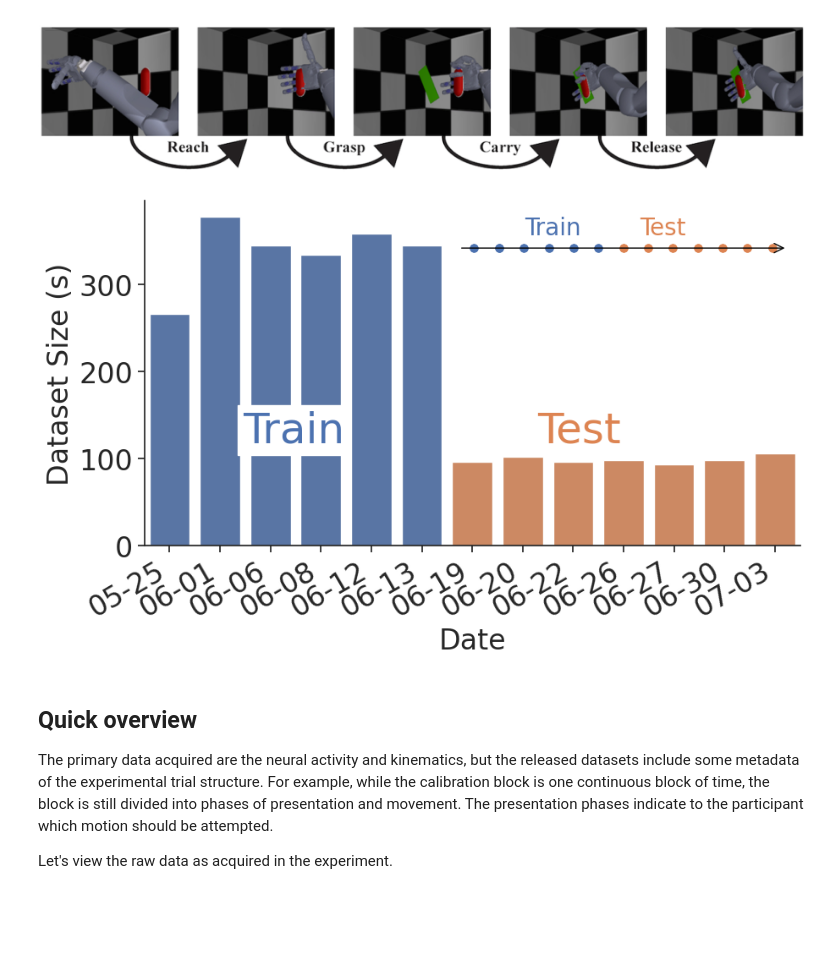
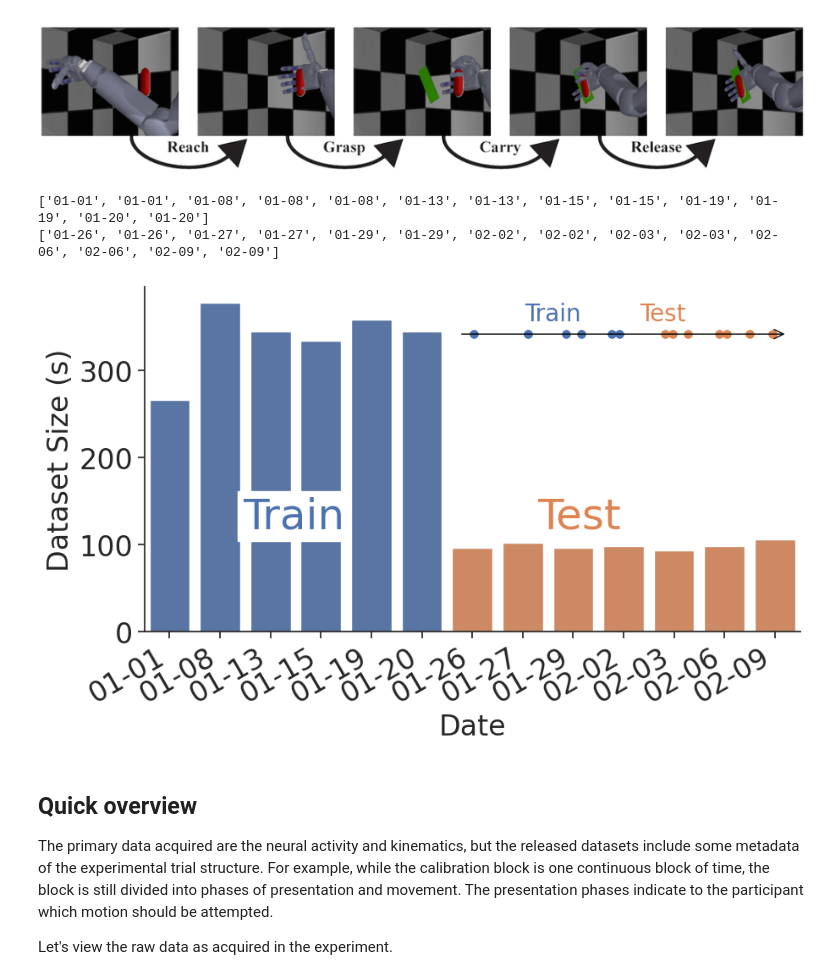
Before and after one commit to snel-repo/falcon-challenge, a Jupyter notebook: data_demos/h1.ipynb, the cells around one changed output. Saved outputs shown, nothing was run; the diff lists cells and outputs as text; code cells hidden in the pictures; blank space fills up the shorter version.

```diff
--- a/data_demos/h1.ipynb
+++ b/data_demos/h1.ipynb
@@ -55,7 +55,7 @@ def get_start_date_and_volume(fn: Path):
     with NWBHDF5IO(fn, 'r') as io:
         nwbfile = io.read()
         start_date = nwbfile.session_start_time.strftime('%Y-%m-%d') # full datetime to just date
-        return pd.to_datetime(start_date), nwbfile.acquisition['OpenLoopKinematics'].timestamps.shape[0]
+        return pd.to_datetime(start_date), nwbfile.acquisition['OpenLoopKinematics'].data.shape[0]
 start_dates_full, volume_full = zip(*[get_start_date_and_volume(fn) for fn in sample_files])
 split_type = ['Train'] * len(all_train_files) + ['Test'] * len(test_files)
 
@@ -95,6 +95,7 @@ def plot_timeline(ax, sections, colors):
 
     # Plotting the colorized timeline in the inset
     for i, (section, dates) in enumerate(sections.items()):
+        dates = list(map(lambda md: pd.to_datetime(f'2010-{md}'), dates))
         ax_inset.scatter(dates, [0] * len(dates), marker='o', color=colors[i], s=40)
 
     # Configuring the inset
@@ -104,34 +105,36 @@ def plot_timeline(ax, sections, colors):
     ax_inset.xaxis.set_major_locator(plt.MaxNLocator(3))
     sns.despine(ax=ax_inset, left=True, bottom=True, right=True, top=True)
     ax_inset.axis('off')
     ax_inset.annotate('', xy=(1, 0), xytext=(0, 0),
                 arrowprops=dict(arrowstyle="->", color='black'),
                 xycoords=('axes fraction', 'data'), textcoords=('axes fraction', 'data'))
     ax_inset.text(
         0.2, 0.7, 'Train',
         color=colors[0],
         fontsize=20,
         transform=ax_inset.transAxes
     )
     ax_inset.text(
         0.55, 0.7, 'Test',
         color=colors[1],
         fontsize=20,
         transform=ax_inset.transAxes
     )
 sections = df.groupby(
     'Split Type'
 )['Date'].apply(list).to_dict()
 # sort section by section name, respect Train, Test order
 sections = {k: v for k, v in sorted(sections.items(), key=lambda item: item[1])}
 plot_timeline(ax, sections, palette)
 sample_files = [
     *train_files,
     *test_files,
 ]
 start_dates, _ = zip(*[get_start_date_and_volume(fn) for fn in sample_files])
 # %% [output]
+['01-01', '01-01', '01-08', '01-08', '01-08', '01-13', '01-13', '01-15', '01-15', '01-19', '01-19', '01-20', '01-20']
+['01-26', '01-26', '01-27', '01-27', '01-29', '01-29', '02-02', '02-02', '02-03', '02-03', '02-06', '02-06', '02-09', '02-09']
-[figure, old version]
+[figure, new version]
 # %% [markdown]
 ## Quick overview
 The primary data acquired are the neural activity and kinematics, but the released datasets include some metadata of the experimental trial structure.
```
Also changed, not shown: parts of 2 cells of this notebook, 7 other files.
